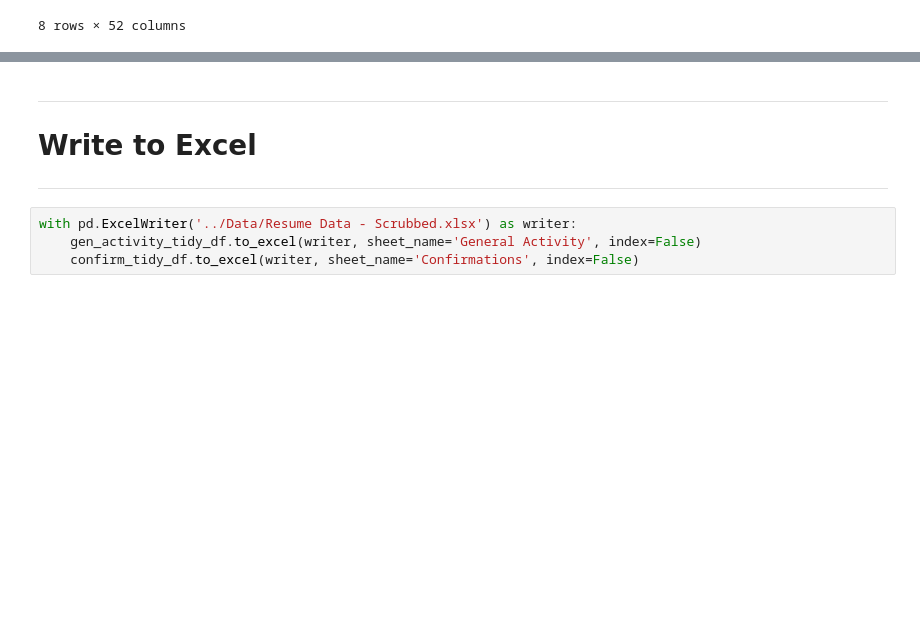
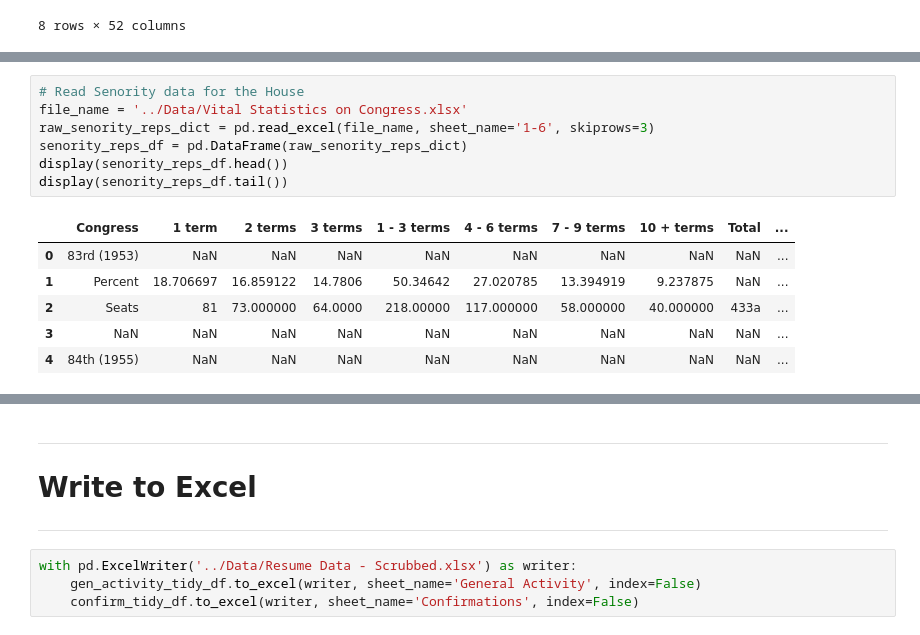
Before and after one commit to tamimcm416/congressional_activity, a Jupyter notebook: notebooks/DataPrep.ipynb, the cells around one changed output, grey strips where cells are left out. Saved outputs shown, nothing was run; the diff lists cells and outputs as text; blank space fills up the shorter version.

```diff
--- a/notebooks/DataPrep.ipynb
+++ b/notebooks/DataPrep.ipynb
@@ -487,0 +492,14 @@ confirm_tidy_df.describe()
+# %%
+# Read Senority data for the House
+file_name = '../Data/Vital Statistics on Congress.xlsx'
+raw_senority_reps_dict = pd.read_excel(file_name, sheet_name='1-6', skiprows=3)
+senority_reps_df = pd.DataFrame(raw_senority_reps_dict)
+display(senority_reps_df.head())
+display(senority_reps_df.tail())
+# %% [output]
+|  | Congress | 1 term | 2 terms | 3 terms | 1 - 3 terms | 4 - 6 terms | 7 - 9 terms | 10 + terms | Total | ... |
+| 0 | 83rd (1953) | NaN | NaN | NaN | NaN | NaN | NaN | NaN | NaN | ... |
+| 1 | Percent | 18.706697 | 16.859122 | 14.7806 | 50.34642 | 27.020785 | 13.394919 | 9.237875 | NaN | ... |
+| 2 | Seats | 81 | 73.000000 | 64.0000 | 218.00000 | 117.000000 | 58.000000 | 40.000000 | 433a | ... |
+| 3 | NaN | NaN | NaN | NaN | NaN | NaN | NaN | NaN | NaN | ... |
+| 4 | 84th (1955) | NaN | NaN | NaN | NaN | NaN | NaN | NaN | NaN | ... |
```
Also changed, not shown: parts of 13 cells of this notebook.
